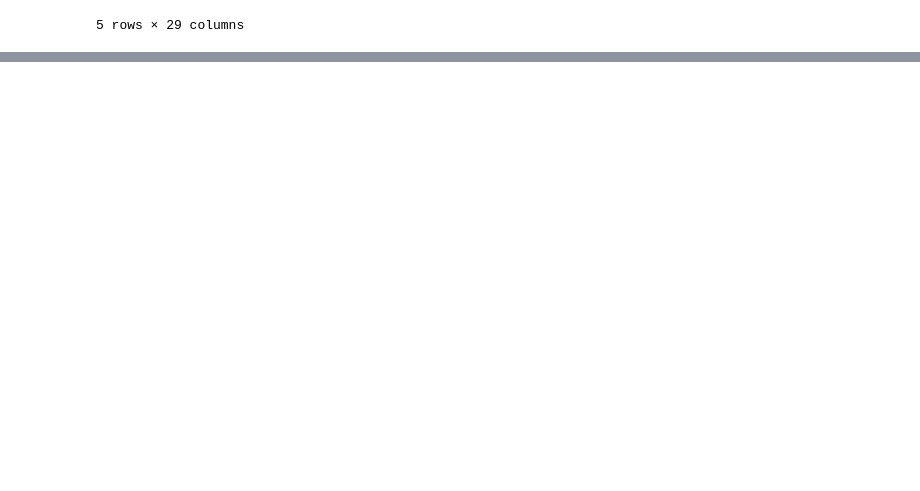
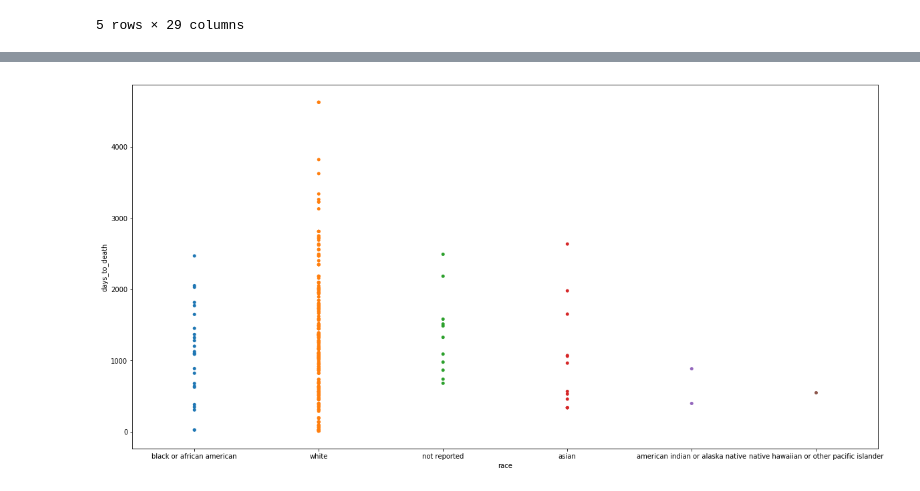
Before and after one commit to hfreid17/ovarian-cancer, a Jupyter notebook: ovariancancerclinicalanalysis.ipynb, the cells around one changed output, grey strips where cells are left out. Saved outputs shown, nothing was run; the diff lists cells and outputs as text; code cells hidden in the pictures; blank space fills up the shorter version.

```diff
--- a/ovariancancerclinicalanalysis.ipynb
+++ b/ovariancancerclinicalanalysis.ipynb
@@ -134,0 +131,4 @@ df_combined.head()
+# %%
+df_combined = df_combined.replace('--', None)
+df_combined['age_at_diagnosis'] = df_combined['age_at_diagnosis'].astype(int)
+df_combined['days_to_death'] = df_combined['days_to_death'].astype(int)
@@ -134,0 +144,7 @@ df_combined.head()
+# %%
+# exploratory plot--race and survival
+fig, ax = plt.subplots(figsize=(20,10))
+sns.stripplot(x="race", y="days_to_death", data=df_combined)
+plt.show()
+# %% [output]
+[figure, added]
```
Also changed, not shown: parts of 18 cells of this notebook.
